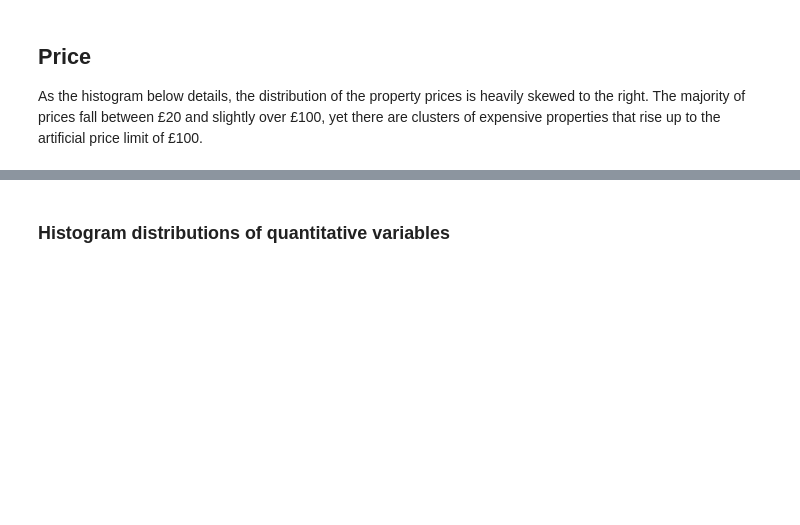
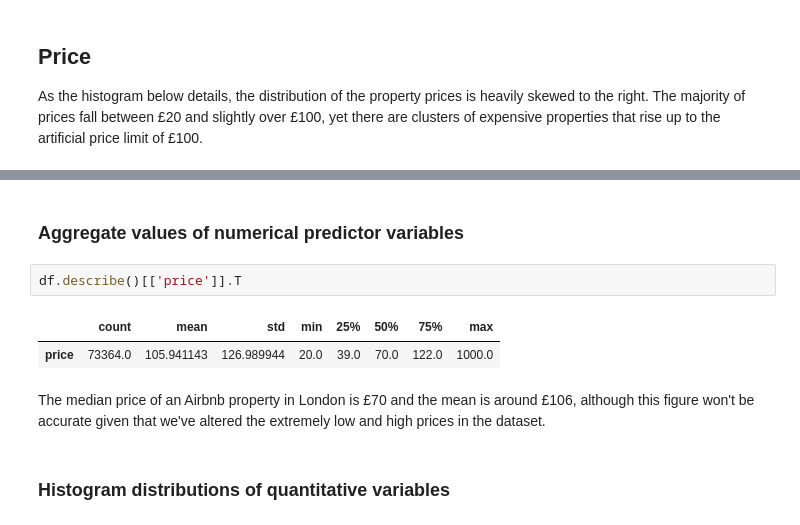
Before and after one commit to jradford5/GA_capstone_Airbnb_project, a Jupyter notebook: notebooks/capstone_airbnb_EDA.ipynb, the cells around one changed output, grey strips where cells are left out. Cells and saved outputs as stored; diff of their text form; blank space fills up the shorter version.

```diff
--- a/notebooks/capstone_airbnb_EDA.ipynb
+++ b/notebooks/capstone_airbnb_EDA.ipynb
@@ -76,6 +66,15 @@ df[describe_variables].describe().T.iloc[:,1:]
 | description_length | 111.068440 | 55.795207 | 0.000000 | 66.000000 | 124.000000 | 162.000000 | 217.000000 |
 | neighborhood_overview_length | 41.972153 | 52.722784 | 0.000000 | 0.000000 | 20.000000 | 67.000000 | 200.000000 |
 | host_about_length | 34.135707 | 60.680338 | 0.000000 | 0.000000 | 5.000000 | 44.000000 | 2002.000000 |
+# %% [markdown]
+### Aggregate values of numerical predictor variables
+# %%
+df.describe()[['price']].T
+# %% [output]
+|  | count | mean | std | min | 25% | 50% | 75% | max |
+| price | 73364.0 | 105.941143 | 126.989944 | 20.0 | 39.0 | 70.0 | 122.0 | 1000.0 |
+# %% [markdown]
+The median price of an Airbnb property in London is £70 and the mean is around £106, although this figure won't be accurate given that we've altered the extremely low and high prices in the dataset.
 # %% [markdown]
 ### Histogram distributions of quantitative variables
 # %%
```
Also changed, not shown: parts of 20 cells of this notebook.
